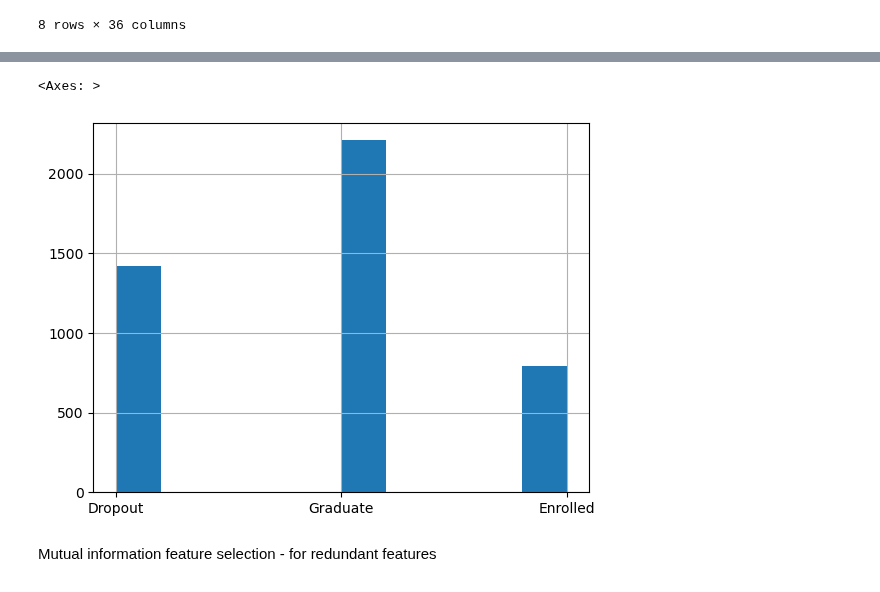
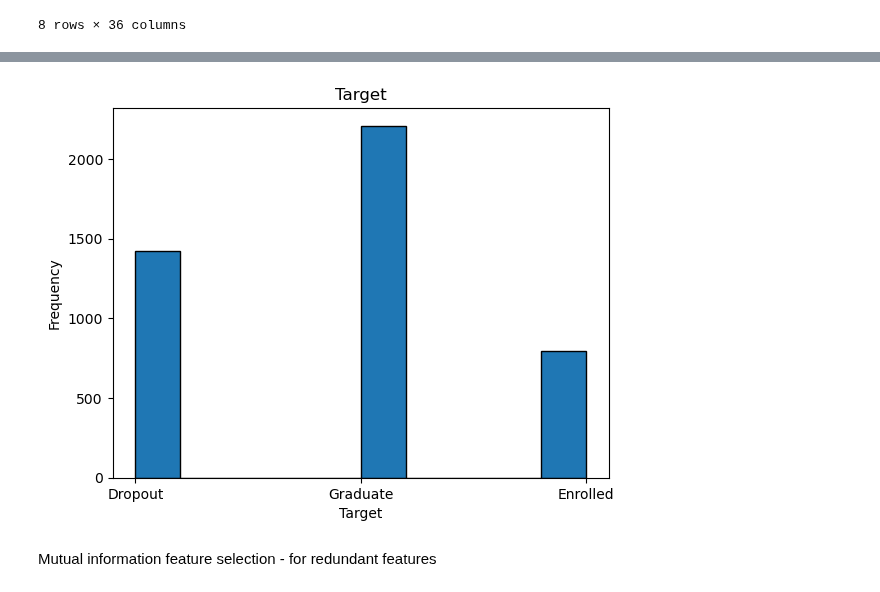
Before and after one commit to MSC-DS-Y1/Applied-Machine-Learning-Project, a Jupyter notebook: src/dataset/data_cleaning.ipynb, the cells around one changed output, grey strips where cells are left out. Drawn from its saved outputs; the diff is of its cells as text; code cells hidden in the pictures.

```diff
--- a/src/dataset/data_cleaning.ipynb
+++ b/src/dataset/data_cleaning.ipynb
@@ -84,9 +112,12 @@ plt.show()
-# %%
-#Target distribution
-data["Target"].hist()
-# %% [output]
-<Axes: >
-[figure, removed]
+# %%
+#Target distribution
+plt.hist(target, edgecolor='black')
+plt.title('Target')
+plt.xlabel('Target')
+plt.ylabel('Frequency')
+plt.show()
+# %% [output]
+[figure, added]
 # %% [markdown]
 Mutual information feature selection - for redundant features
 # %% [markdown]
```
Also changed, not shown: parts of 25 cells of this notebook.
